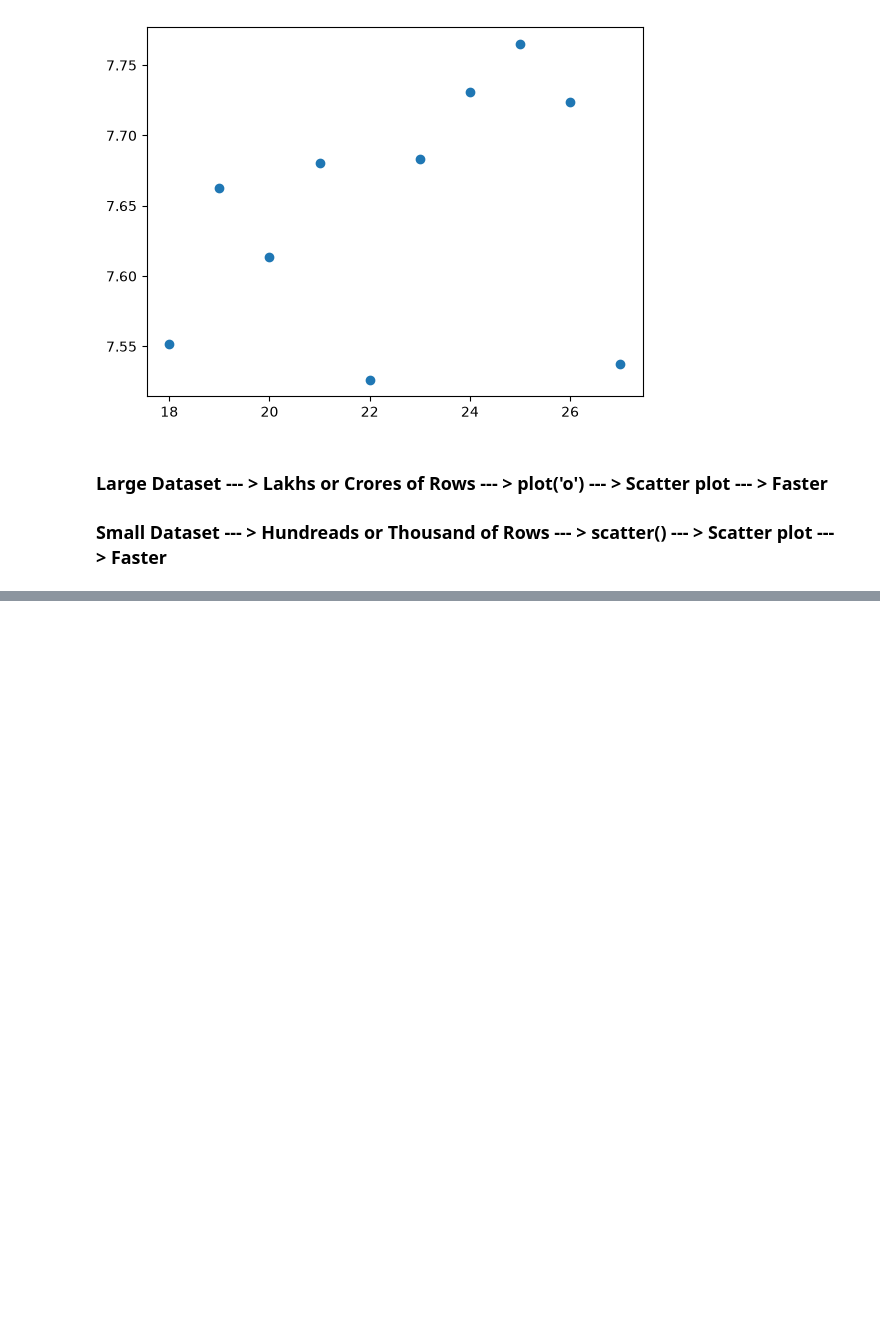
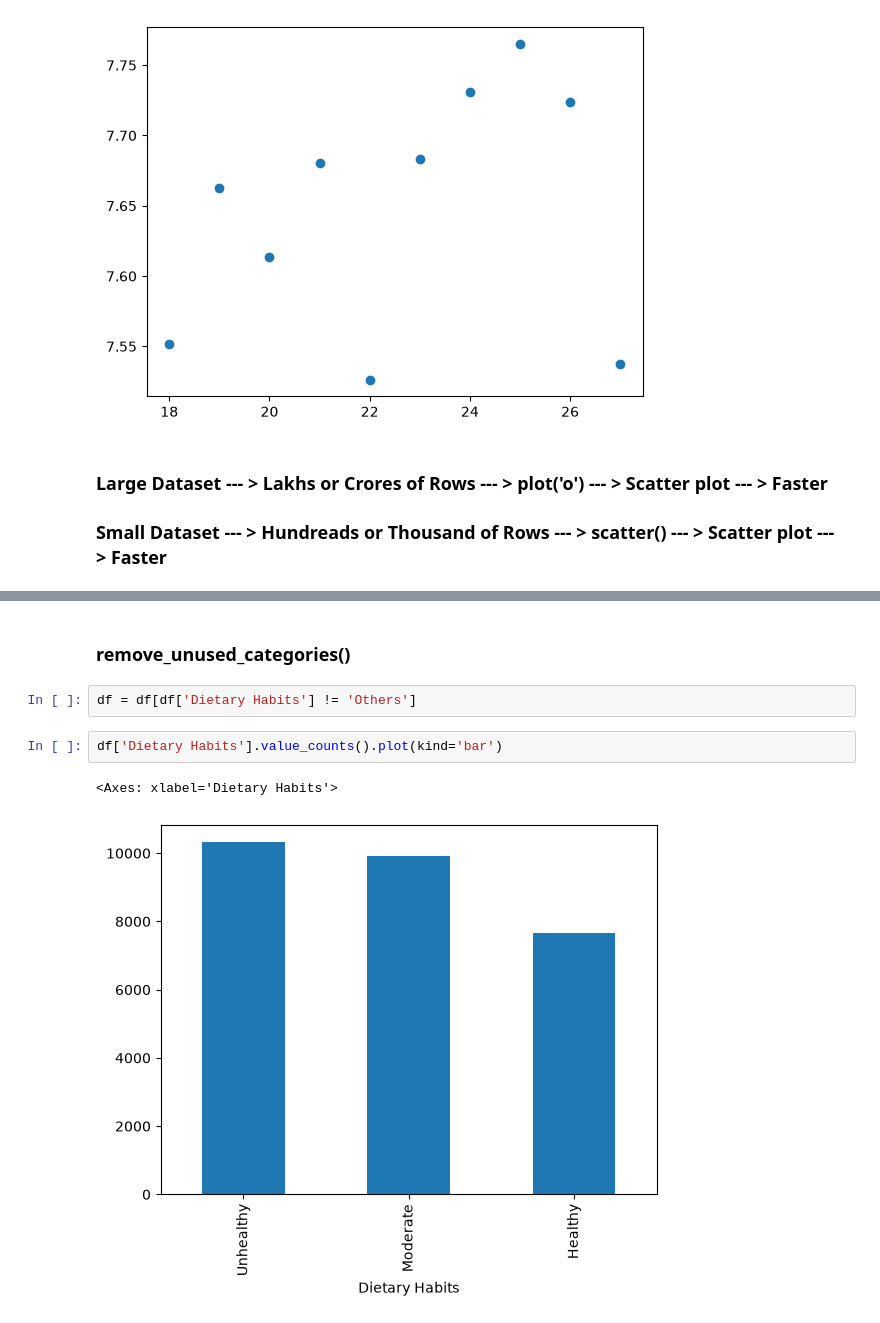
Before and after one commit to saileshchikkam/GEN-Ai, a Jupyter notebook: Machine Learning/Prerequisites/MatplotLib/Getting_Started.ipynb, the cells around one changed output, grey strips where cells are left out. Saved outputs shown, nothing was run; the diff lists cells and outputs as text; blank space fills up the shorter version.

```diff
--- a/Machine Learning/Prerequisites/MatplotLib/Getting_Started.ipynb
+++ b/Machine Learning/Prerequisites/MatplotLib/Getting_Started.ipynb
@@ -791,0 +861,9 @@ plt.plot(x,y,'o')
+# %% [markdown]
+### remove_unused_categories()
+# %%
+df = df[df['Dietary Habits'] != 'Others']
+# %%
+df['Dietary Habits'].value_counts().plot(kind='bar')
+# %% [output]
+<Axes: xlabel='Dietary Habits'>
+[figure, added]
```
Also changed, not shown: parts of 49 cells of this notebook.
